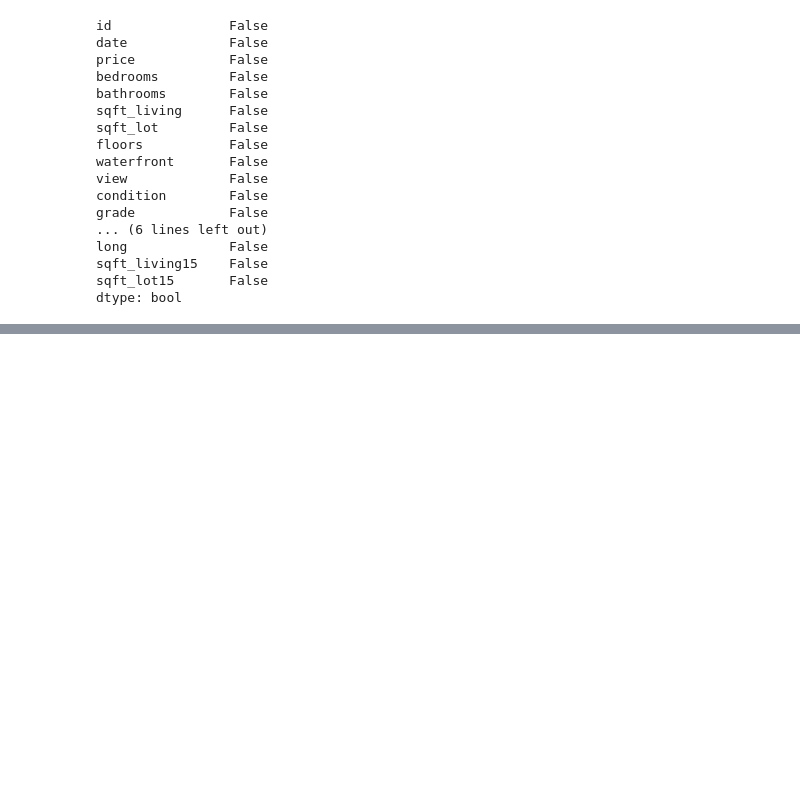
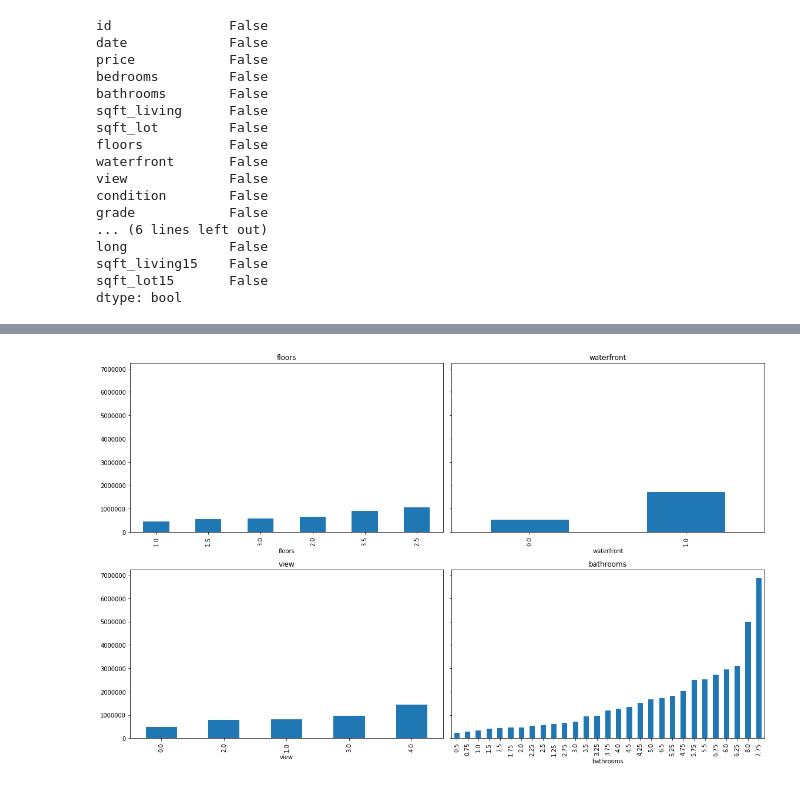
Before and after one commit to aradaha/dsc-mod-2-project-v2-1-onl01-dtsc-ft-030220, a Jupyter notebook: student.ipynb, the cells around one changed output, grey strips where cells are left out. Drawn from its saved outputs; the diff is of its cells as text; code cells hidden in the pictures; blank space fills up the shorter version.

```diff
--- a/student.ipynb
+++ b/student.ipynb
@@ -92,8 +87,7 @@ sqft_living15    False
 sqft_lot15       False
 dtype: bool
 # %%
-# Making the Sale date more useable
-SaleYear = df['date'].map(lambda x: int('{}'.format(x[-4:].replace('/', ''))))
-SaleMonth = df['date'].map(lambda x: int('{}'.format(x[:2].replace('/', ''))))
-SaleDay = df['date'].map(lambda x: int('{}'.format(x[-7:-5].replace('/', ''))))
-df['SaleDate'] = map('{}{}{}'.format(SaleYear,SaleMonth,SaleDay)
+# Making the Sale Date more useable
+df['SaleYear'] = df['date'].map(lambda x: int('{}'.format(x[-4:].replace('/', ''))))
+df['SaleMonth'] = df['date'].map(lambda x: int('{}'.format(x[:2].replace('/', ''))))
+df['SaleDay'] = df['date'].map(lambda x: int('{}'.format(x[-7:-5].replace('/', ''))))
@@ -121,0 +115,2 @@ df.head(15)
+# %%
+categoricals = ['floors', 'waterfront', 'view', 'bathrooms']
@@ -121,0 +119,15 @@ df.head(15)
+# %%
+fig, axes = plt.subplots(nrows=2, ncols=2, figsize=(16,10), sharey=True)
+
+for col, ax in zip(categoricals, axes.flatten()):
+    (df.groupby(col)
+         .mean()['price']
+         .sort_values()
+         .plot
+         .bar(ax=ax))
+
+    ax.set_title(col)
+
+fig.tight_layout()
+# %% [output]
+[figure, added]
```
Also changed, not shown: parts of 7 cells of this notebook.
